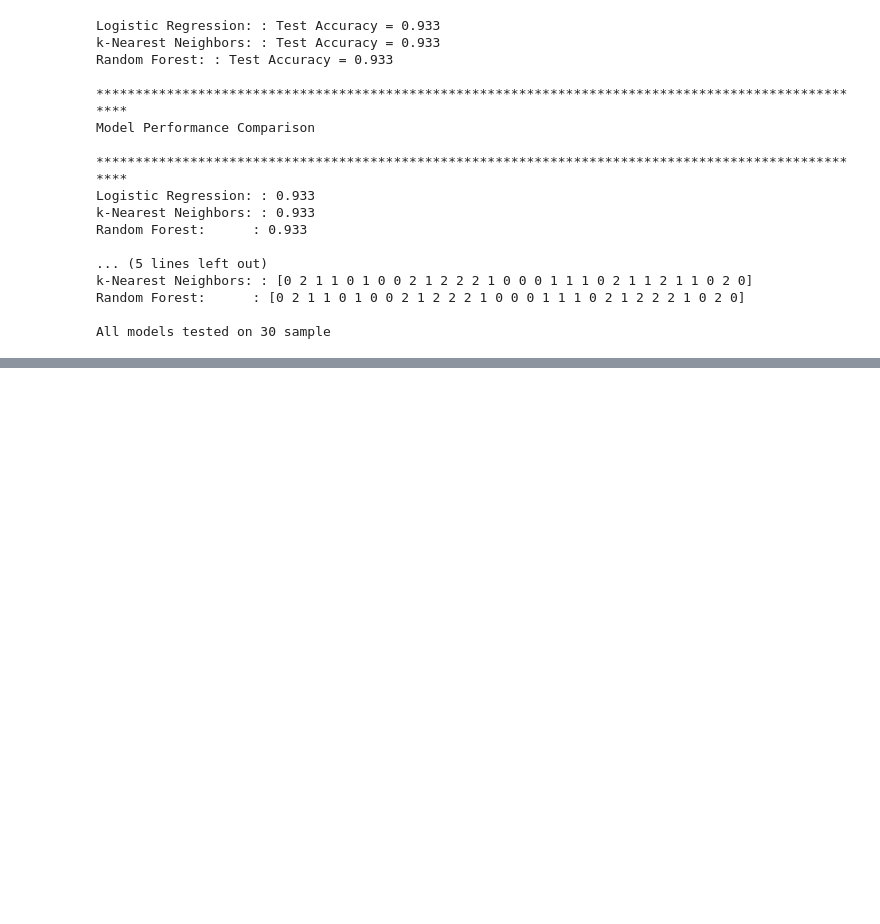
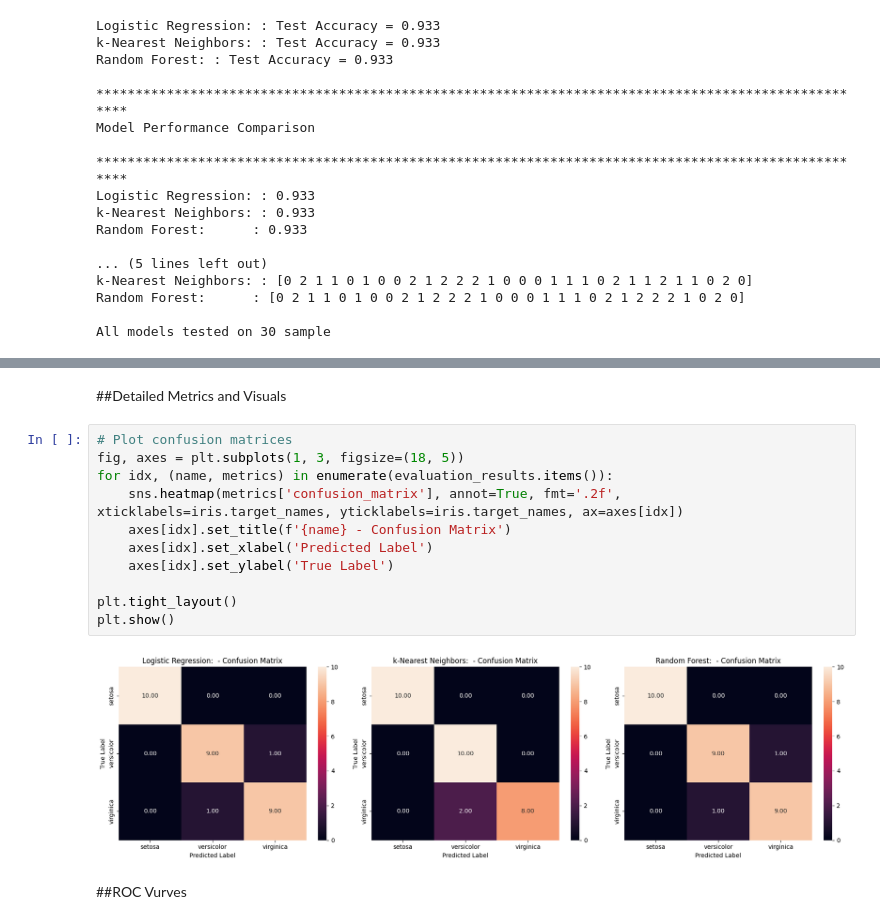
Before and after one commit to Sayso16/CISM-623-PRACTCAL-LAB-2, a Jupyter notebook: CISM_623_Practical_Lab_2_2025.ipynb, the cells around one changed output, grey strips where cells are left out. Cells and saved outputs as stored; diff of their text form; blank space fills up the shorter version.

```diff
--- a/CISM_623_Practical_Lab_2_2025.ipynb
+++ b/CISM_623_Practical_Lab_2_2025.ipynb
@@ -401,0 +480,17 @@ Detailed
+# %% [markdown]
+##Detailed Metrics and Visuals
+# %%
+# Plot confusion matrices
+fig, axes = plt.subplots(1, 3, figsize=(18, 5))
+for idx, (name, metrics) in enumerate(evaluation_results.items()):
+    sns.heatmap(metrics['confusion_matrix'], annot=True, fmt='.2f', xticklabels=iris.target_names, yticklabels=iris.target_names, ax=axes[idx])
+    axes[idx].set_title(f'{name} - Confusion Matrix')
+    axes[idx].set_xlabel('Predicted Label')
+    axes[idx].set_ylabel('True Label')
+
+plt.tight_layout()
+plt.show()
+# %% [output]
+[figure, added]
+# %% [markdown]
+##ROC Vurves
```
Also changed, not shown: parts of 3 cells of this notebook.
